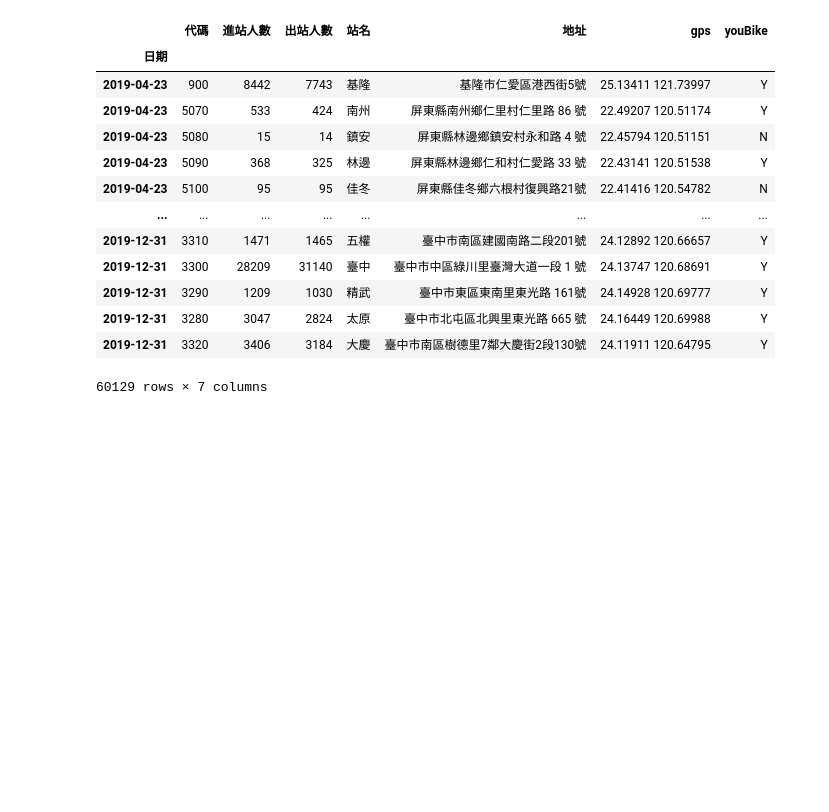
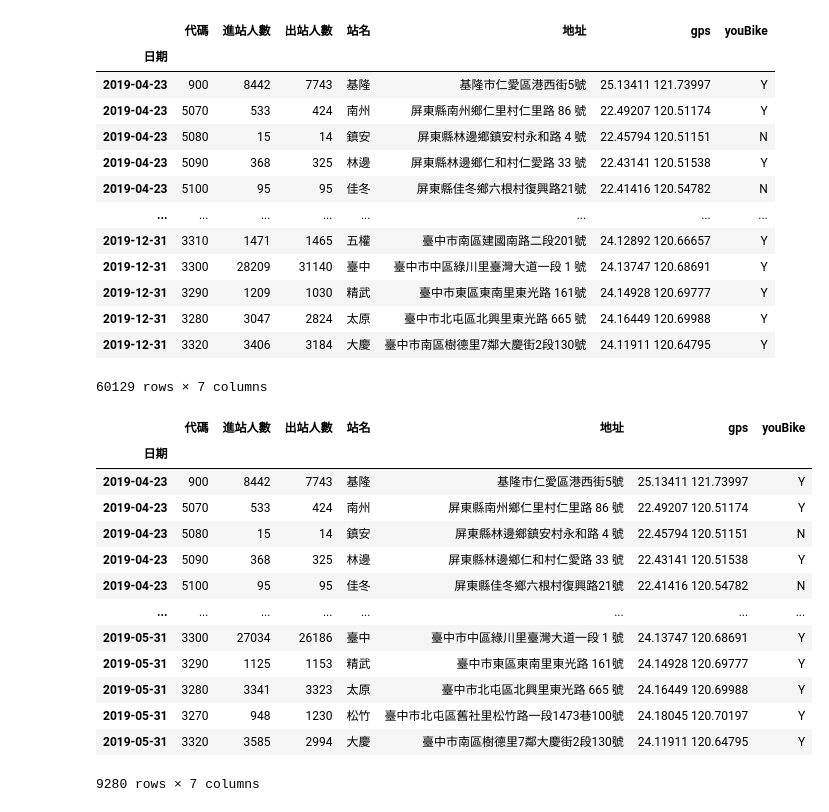
Before and after one commit to Marschang2025/python__analysis, a Jupyter notebook: lesson18/lesson18_4.ipynb, the cells around one changed output. Drawn from its saved outputs; the diff is of its cells as text; code cells hidden in the pictures; blank space fills up the shorter version.

```diff
--- a/lesson18/lesson18_4.ipynb
+++ b/lesson18/lesson18_4.ipynb
@@ -203,3 +203,24 @@ sort_datas1.loc['2019']
 | 2019-12-31 | 3280 | 3047 | 2824 | 太原 | 臺中市北屯區北興里東光路 665 號 | 24.16449 120.69988 | Y |
 | 2019-12-31 | 3320 | 3406 | 3184 | 大慶 | 臺中市南區樹德里7鄰大慶街2段130號 | 24.11911 120.64795 | Y |
 60129 rows × 7 columns
+# %%
+sort_datas1.loc['2019-04-23']
+sort_datas1.loc['2019-04']
+sort_datas1.loc['2019']
+sort_datas1.loc['2019-04-23':'2019-04-25']
+sort_datas1.loc['2019-04':'2019-05']
+# %% [output]
+|  | 代碼 | 進站人數 | 出站人數 | 站名 | 地址 | gps | youBike |
+| 日期 |  |  |  |  |  |  |  |
+| 2019-04-23 | 900 | 8442 | 7743 | 基隆 | 基隆市仁愛區港西街5號 | 25.13411 121.73997 | Y |
+| 2019-04-23 | 5070 | 533 | 424 | 南州 | 屏東縣南州鄉仁里村仁里路 86 號 | 22.49207 120.51174 | Y |
+| 2019-04-23 | 5080 | 15 | 14 | 鎮安 | 屏東縣林邊鄉鎮安村永和路 4 號 | 22.45794 120.51151 | N |
+| 2019-04-23 | 5090 | 368 | 325 | 林邊 | 屏東縣林邊鄉仁和村仁愛路 33 號 | 22.43141 120.51538 | Y |
+| 2019-04-23 | 5100 | 95 | 95 | 佳冬 | 屏東縣佳冬鄉六根村復興路21號 | 22.41416 120.54782 | N |
+| ... | ... | ... | ... | ... | ... | ... | ... |
+| 2019-05-31 | 3300 | 27034 | 26186 | 臺中 | 臺中市中區綠川里臺灣大道一段 1 號 | 24.13747 120.68691 | Y |
+| 2019-05-31 | 3290 | 1125 | 1153 | 精武 | 臺中市東區東南里東光路 161號 | 24.14928 120.69777 | Y |
+| 2019-05-31 | 3280 | 3341 | 3323 | 太原 | 臺中市北屯區北興里東光路 665 號 | 24.16449 120.69988 | Y |
+| 2019-05-31 | 3270 | 948 | 1230 | 松竹 | 臺中市北屯區舊社里松竹路一段1473巷100號 | 24.18045 120.70197 | Y |
+| 2019-05-31 | 3320 | 3585 | 2994 | 大慶 | 臺中市南區樹德里7鄰大慶街2段130號 | 24.11911 120.64795 | Y |
+9280 rows × 7 columns
```
Also changed, not shown: parts of 1 cell of this notebook.
